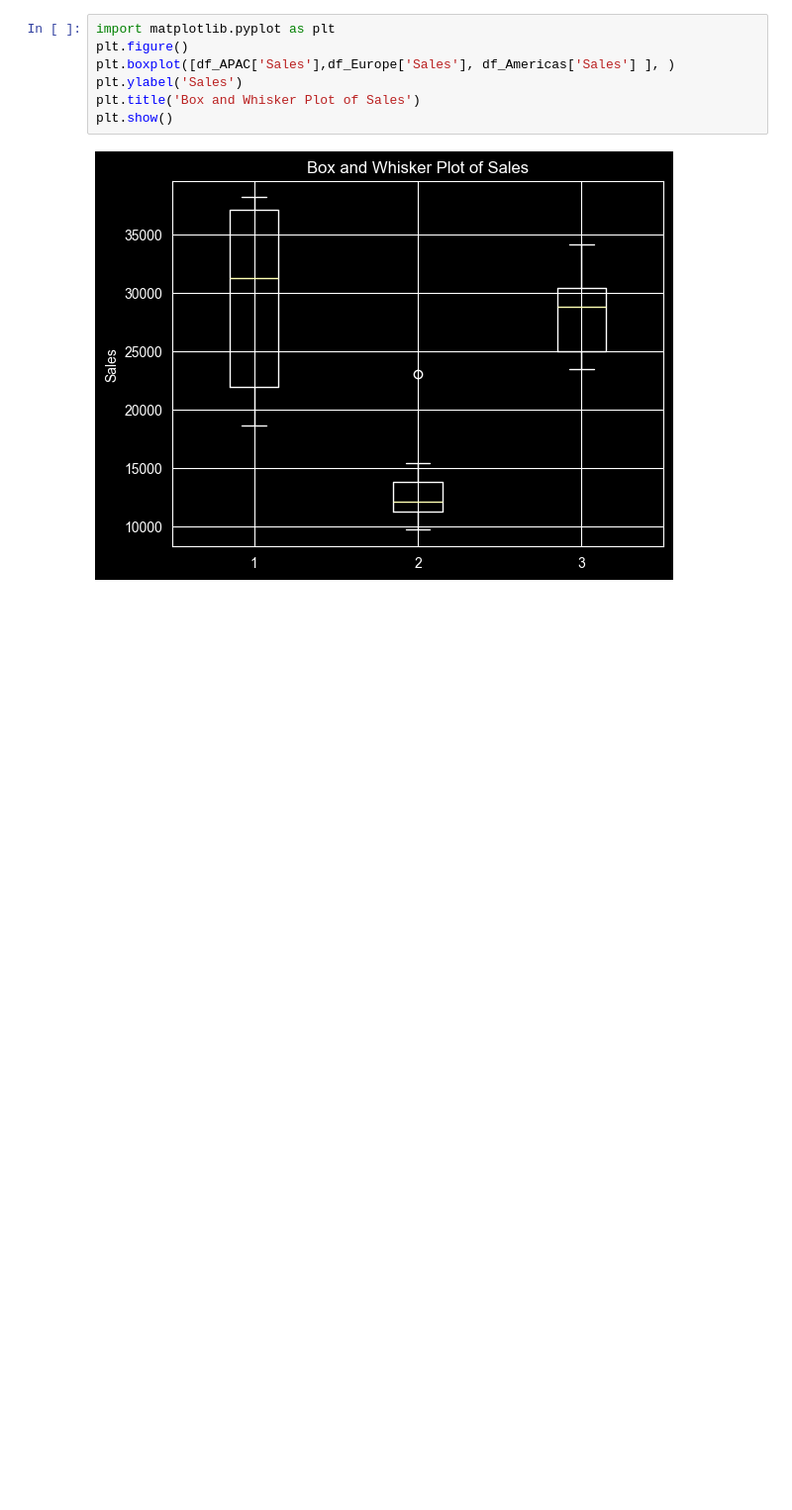
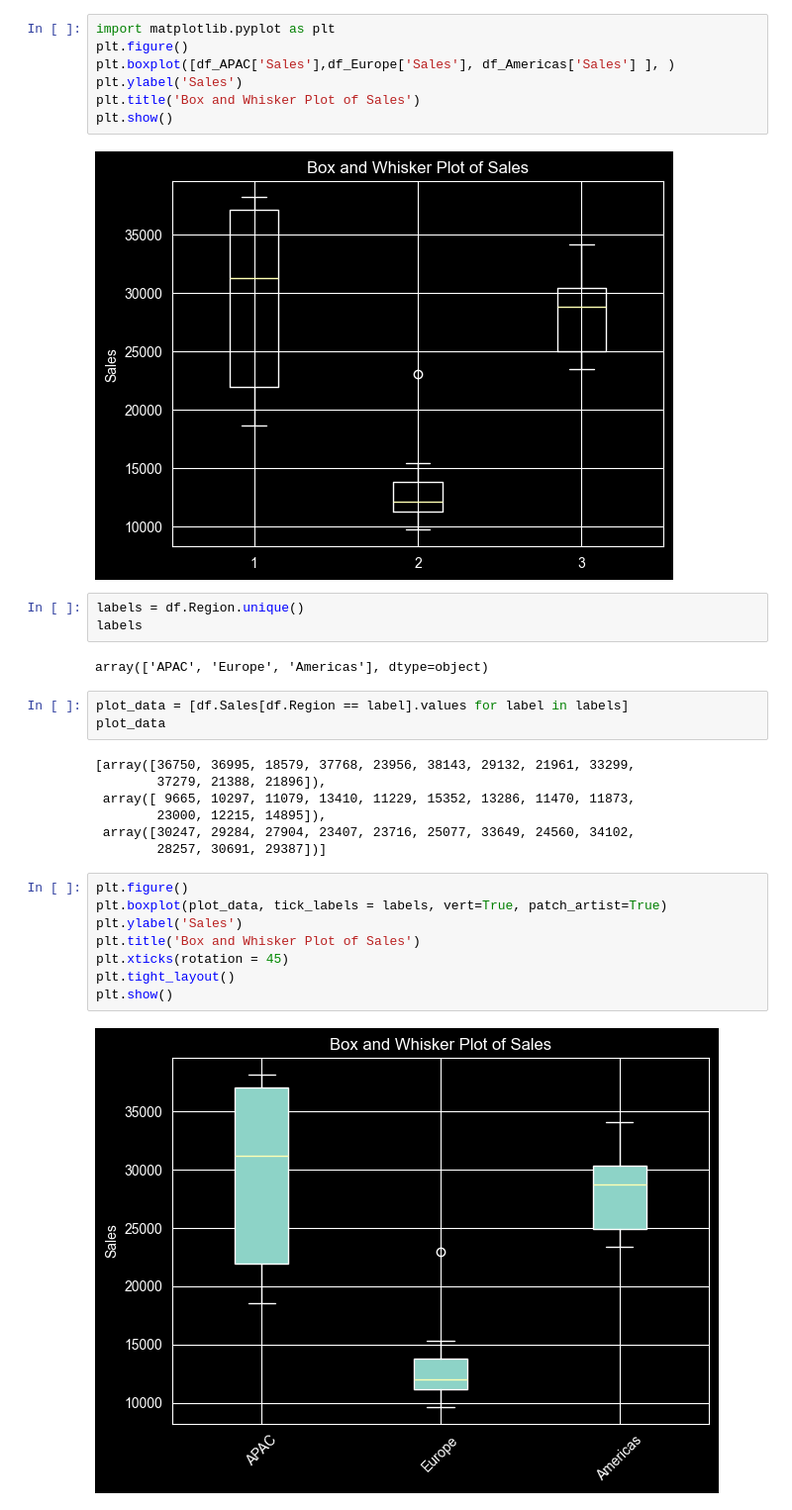
Before and after one commit to minhaz74692/AI-ML-Basics, a Jupyter notebook: Statistics-Maths/outlier_detection_by_box-plot.ipynb, the cells around one changed output. Shown at 99% size. Cells and saved outputs as stored; diff of their text form; blank space fills up the shorter version.

Commit message:
Added IQR, Outlier treatment, box and whisker plot

```diff
--- a/Statistics-Maths/outlier_detection_by_box-plot.ipynb
+++ b/Statistics-Maths/outlier_detection_by_box-plot.ipynb
@@ -43,3 +94,28 @@ plt.title('Box and Whisker Plot of Sales')
 plt.show()
 # %% [output]
 [figure]
+# %%
+labels = df.Region.unique()
+labels
+# %% [output]
+array(['APAC', 'Europe', 'Americas'], dtype=object)
+# %%
+plot_data = [df.Sales[df.Region == label].values for label in labels]
+plot_data
+# %% [output]
+[array([36750, 36995, 18579, 37768, 23956, 38143, 29132, 21961, 33299,
+        37279, 21388, 21896]),
+ array([ 9665, 10297, 11079, 13410, 11229, 15352, 13286, 11470, 11873,
+        23000, 12215, 14895]),
+ array([30247, 29284, 27904, 23407, 23716, 25077, 33649, 24560, 34102,
+        28257, 30691, 29387])]
+# %%
+plt.figure()
+plt.boxplot(plot_data, tick_labels = labels, vert=True, patch_artist=True)
+plt.ylabel('Sales')
+plt.title('Box and Whisker Plot of Sales')
+plt.xticks(rotation = 45)
+plt.tight_layout()
+plt.show()
+# %% [output]
+[figure, added]
```
Also changed, not shown: parts of 6 cells of this notebook.
